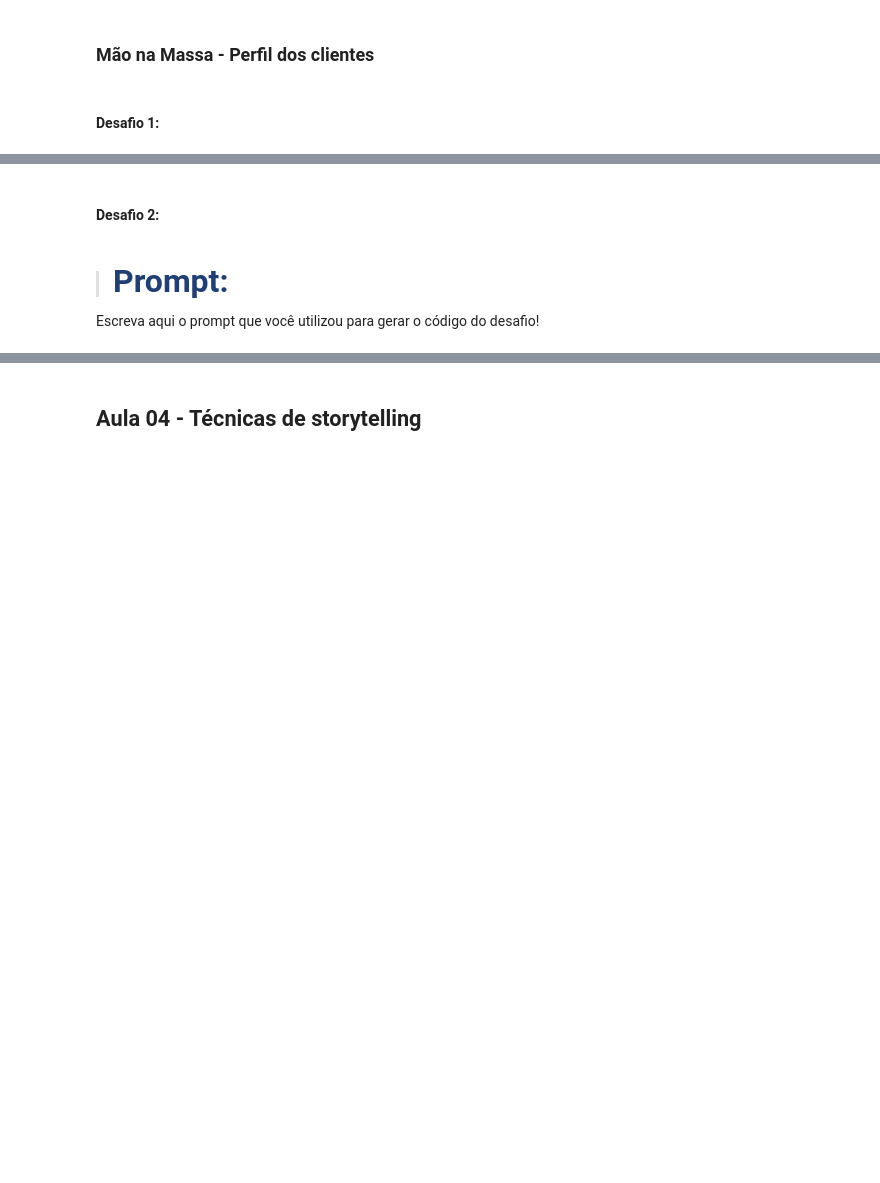
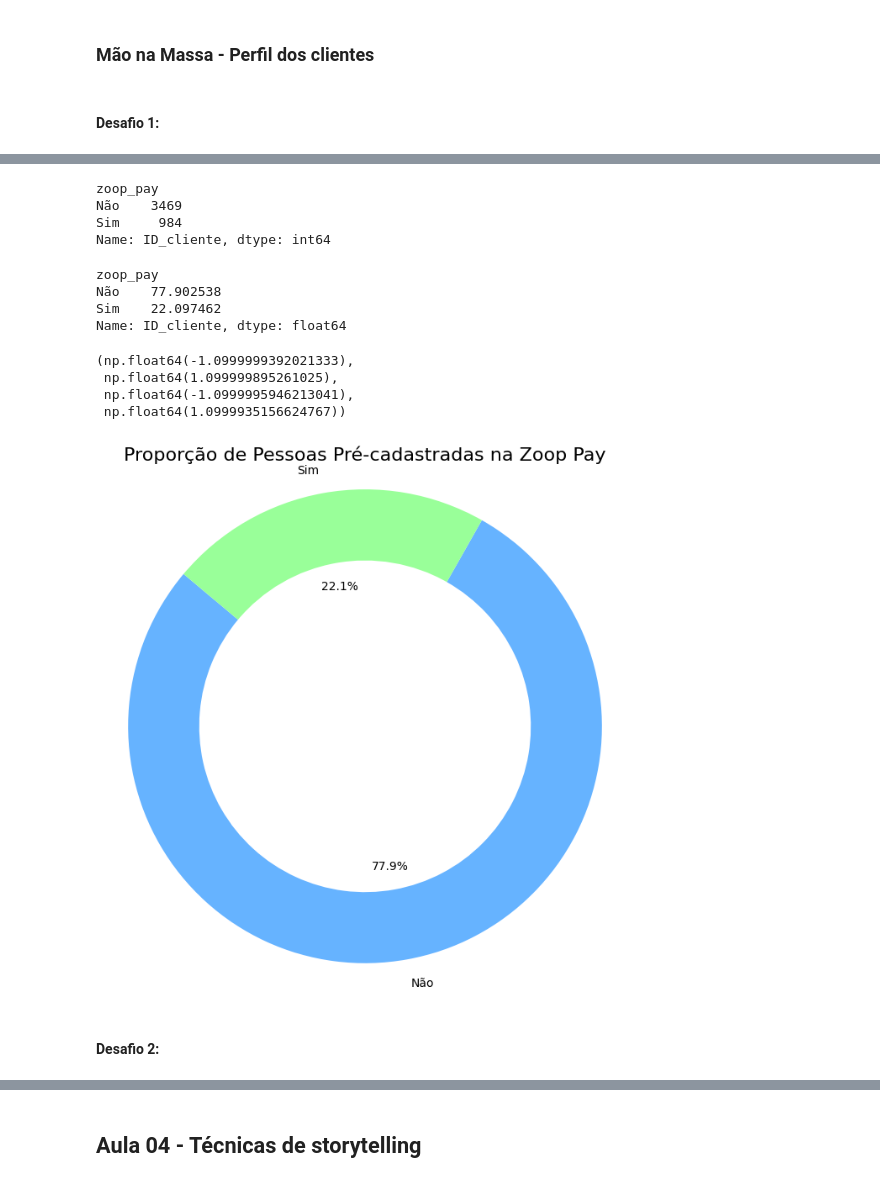
Before and after one commit to JCrpa/curso11_python_data_science_IA_dataviz, a Jupyter notebook: Desafios.ipynb, the cells around one changed output, grey strips where cells are left out. Saved outputs shown, nothing was run; the diff lists cells and outputs as text; code cells hidden in the pictures; blank space fills up the shorter version.

```diff
--- a/Desafios.ipynb
+++ b/Desafios.ipynb
@@ -178,0 +183,18 @@ Escreva aqui o prompt que você utilizou para gerar o código do desafio!
+# %%
+# Contar a ocorrência de 'Sim' e 'Não' na coluna 'zoop_pay'
+contagem_pre_cadastro = df_zoop_pay.groupby('zoop_pay')['ID_cliente'].nunique()
+contagem_pre_cadastro
+# %% [output]
+zoop_pay
+Não    3469
+Sim     984
+Name: ID_cliente, dtype: int64
+# %%
+# Calcular as porcentagens
+porcentagens = contagem_pre_cadastro / contagem_pre_cadastro.sum() * 100
+porcentagens
+# %% [output]
+zoop_pay
+Não    77.902538
+Sim    22.097462
+Name: ID_cliente, dtype: float64
@@ -179,6 +206,14 @@ Escreva aqui o prompt que você utilizou para gerar o código do desafio!
+# %%
+# Criar o gráfico de pizza
+plt.figure(figsize=(8, 8))
+plt.pie(contagem_pre_cadastro, labels=contagem_pre_cadastro.index, autopct='%1.1f%%', startangle=140, colors=['#66b3ff','#99ff99'], wedgeprops=dict(width=0.3)) # cores personalizadas
+plt.title('Proporção de Pessoas Pré-cadastradas na Zoop Pay', fontsize=16)
+plt.axis('equal') # Garante que o gráfico de pizza seja circular.
+# %% [output]
+(np.float64(-1.0999999392021333),
+ np.float64(1.099999895261025),
+ np.float64(-1.0999995946213041),
+ np.float64(1.0999935156624767))
+[figure, added]
 # %% [markdown]
 #### Desafio 2:
-# %% [markdown]
-> #### <strong><font color="#203f75" size= 6>Prompt:</font></strong>
-
-Escreva aqui o prompt que você utilizou para gerar o código do desafio!
```
Also changed, not shown: parts of 6 cells of this notebook.
